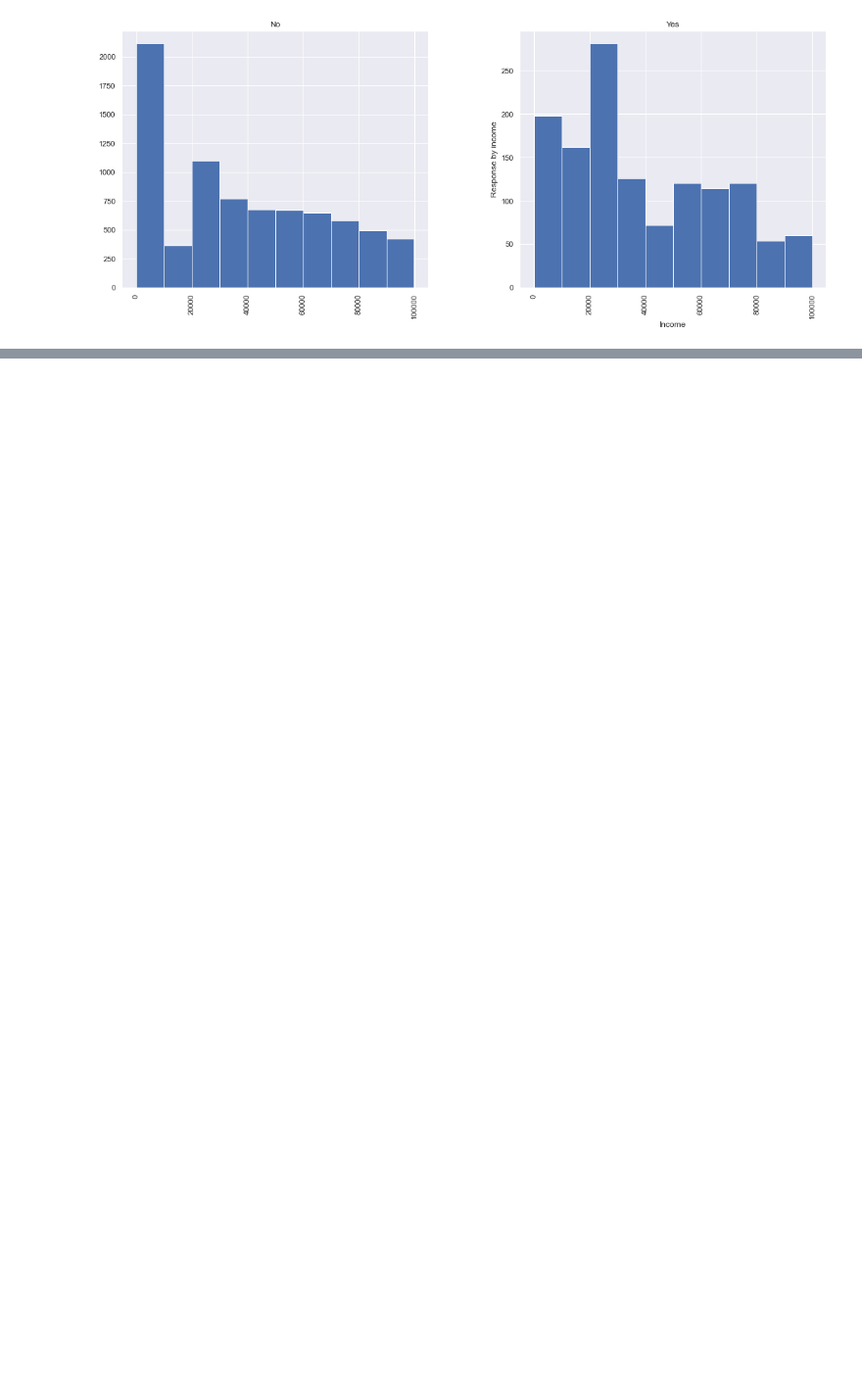
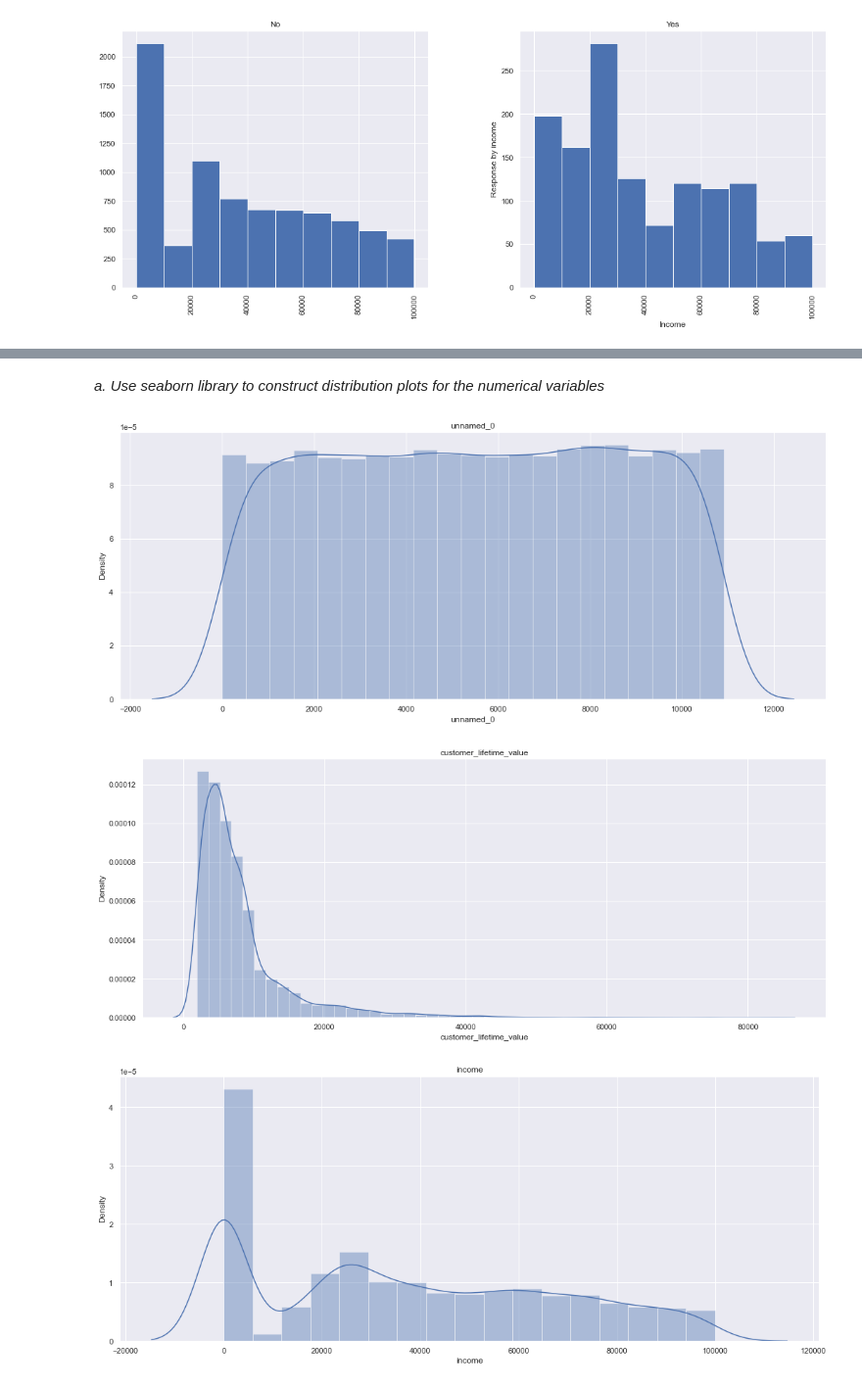
Before and after one commit to waxa2/lab-customer-analysis-round-2, a Jupyter notebook: files_for_lab/csv_files/Customer_anlalysis_round2_lab.ipynb, the cells around one changed output, grey strips where cells are left out. Shown at 98% size. Cells and saved outputs as stored; diff of their text form; code cells hidden in the pictures; blank space fills up the shorter version.

```diff
--- a/files_for_lab/csv_files/Customer_anlalysis_round2_lab.ipynb
+++ b/files_for_lab/csv_files/Customer_anlalysis_round2_lab.ipynb
@@ -299,0 +346,5 @@ plt.show()
+# %%
+# We will create one dataframe with categorical columns and another one with numerical columns.
+# 'effective to date' column has 'datetime' format, which does not belong to none of these categories.
+numerical = df_cust.select_dtypes(include=np.number)
+categoricals = df_cust.select_dtypes(include=['object'])
@@ -299,0 +401,3 @@ plt.show()
+# %%
+list_col_num=numerical.columns.tolist()
+list_col_num
@@ -299,0 +415,10 @@ plt.show()
+# %% [markdown]
+*a. Use seaborn library to construct distribution plots for the numerical variables*
+# %%
+for i in list_col_num:
+    ax = sb.distplot(numerical[i]).set(title=i)
+    plt.show()
+# %% [output]
+[figure, added]
+[figure, added]
+[figure, added]
```
Also changed, not shown: parts of 26 cells of this notebook.
